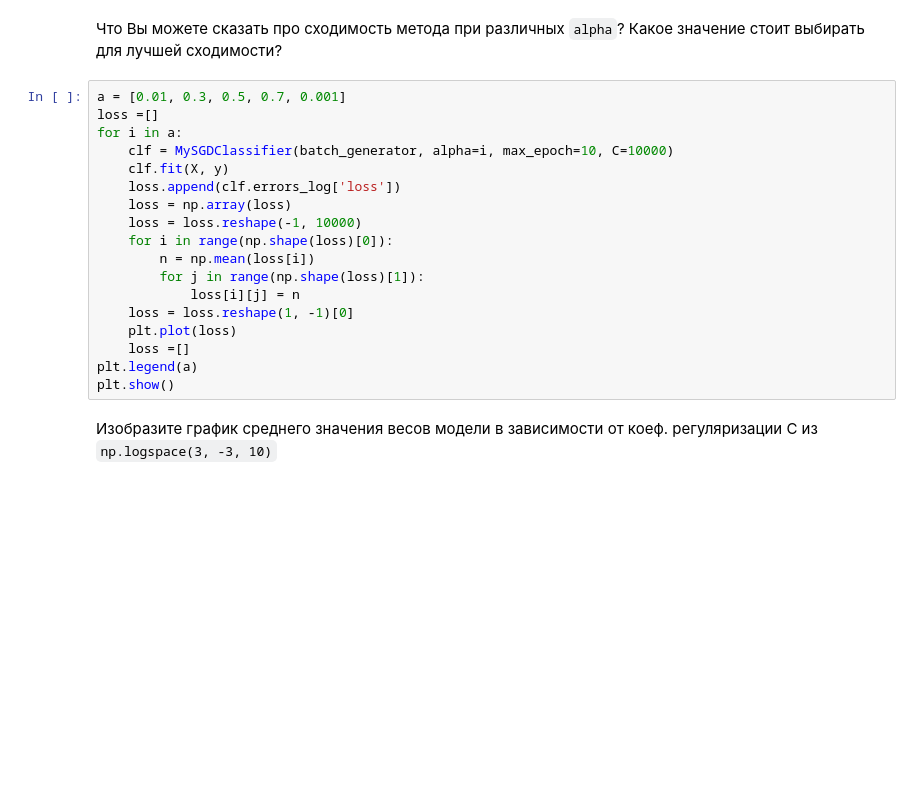
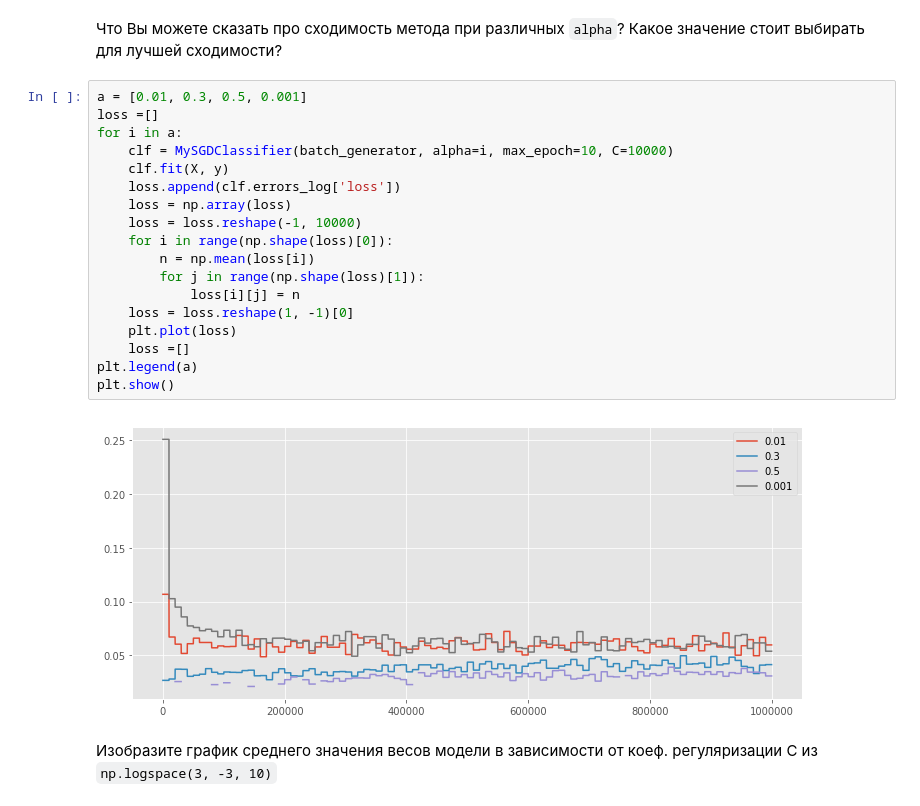
Before and after one commit to arinat79/data-mining, a Jupyter notebook: hw3-Copy2.ipynb, the cells around one changed output. Saved outputs shown, nothing was run; the diff lists cells and outputs as text; blank space fills up the shorter version.

```diff
--- a/hw3-Copy2.ipynb
+++ b/hw3-Copy2.ipynb
@@ -432,23 +432,25 @@ $N$ можно брать 10, 50, 100 и т.д.
 # %% [markdown]
 Что Вы можете сказать про сходимость метода при различных `alpha`? Какое значение стоит выбирать для лучшей сходимости?
 # %%
-a = [0.01, 0.3, 0.5, 0.7, 0.001]
+a = [0.01, 0.3, 0.5, 0.001]
 loss =[]
 for i in a:
     clf = MySGDClassifier(batch_generator, alpha=i, max_epoch=10, C=10000)
     clf.fit(X, y)
     loss.append(clf.errors_log['loss'])
     loss = np.array(loss)
     loss = loss.reshape(-1, 10000)
     for i in range(np.shape(loss)[0]):
         n = np.mean(loss[i])
         for j in range(np.shape(loss)[1]):
             loss[i][j] = n
     loss = loss.reshape(1, -1)[0]
     plt.plot(loss)
     loss =[]
 plt.legend(a)
 plt.show()
+# %% [output]
+[figure, added]
 # %% [markdown]
 Изобразите график среднего значения весов модели в зависимости от коеф. регуляризации С из `np.logspace(3, -3, 10)`
 # %%
```
